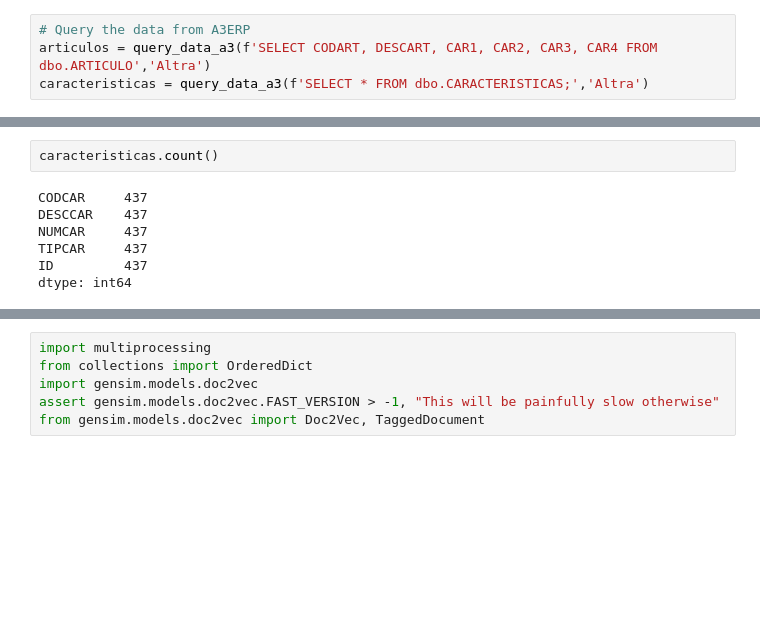
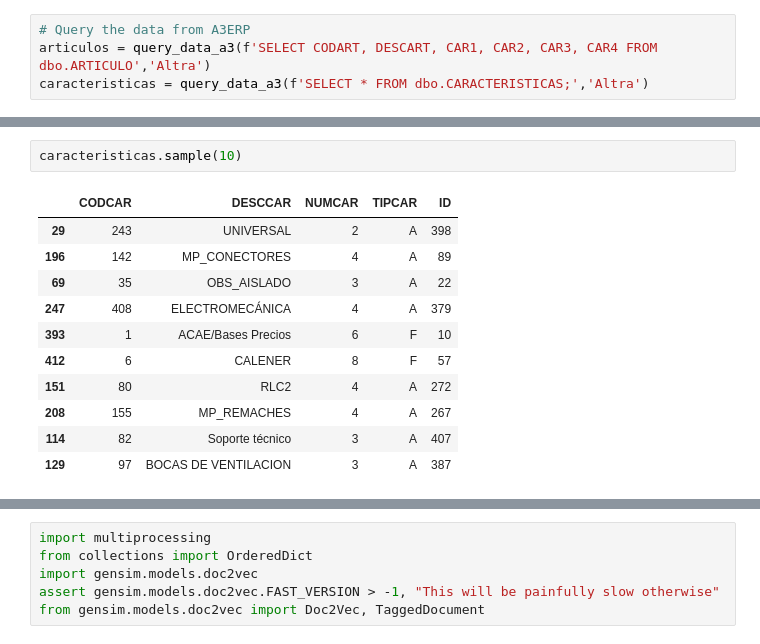
Before and after one commit to voliveira-airzonecontrol/myzone, a Jupyter notebook: EDA/MyZone-DefectClassification-Doc2Vec-v2.ipynb, the cells around one changed output, grey strips where cells are left out. Cells and saved outputs as stored; diff of their text form; blank space fills up the shorter version.

```diff
--- a/EDA/MyZone-DefectClassification-Doc2Vec-v2.ipynb
+++ b/EDA/MyZone-DefectClassification-Doc2Vec-v2.ipynb
@@ -237,9 +222,14 @@ articulos.sample(10)
 # %%
-caracteristicas.count()
+caracteristicas.sample(10)
 # %% [output]
-CODCAR     437
-DESCCAR    437
-NUMCAR     437
-TIPCAR     437
-ID         437
-dtype: int64
+|  | CODCAR | DESCCAR | NUMCAR | TIPCAR | ID |
+| 29 | 243 | UNIVERSAL | 2 | A | 398 |
+| 196 | 142 | MP_CONECTORES | 4 | A | 89 |
+| 69 | 35 | OBS_AISLADO | 3 | A | 22 |
+| 247 | 408 | ELECTROMECÁNICA | 4 | A | 379 |
+| 393 | 1 | ACAE/Bases Precios | 6 | F | 10 |
+| 412 | 6 | CALENER | 8 | F | 57 |
+| 151 | 80 | RLC2 | 4 | A | 272 |
+| 208 | 155 | MP_REMACHES | 4 | A | 267 |
+| 114 | 82 | Soporte técnico | 3 | A | 407 |
+| 129 | 97 | BOCAS DE VENTILACION | 3 | A | 387 |
```
Also changed, not shown: parts of 30 cells of this notebook, 2 other files.
